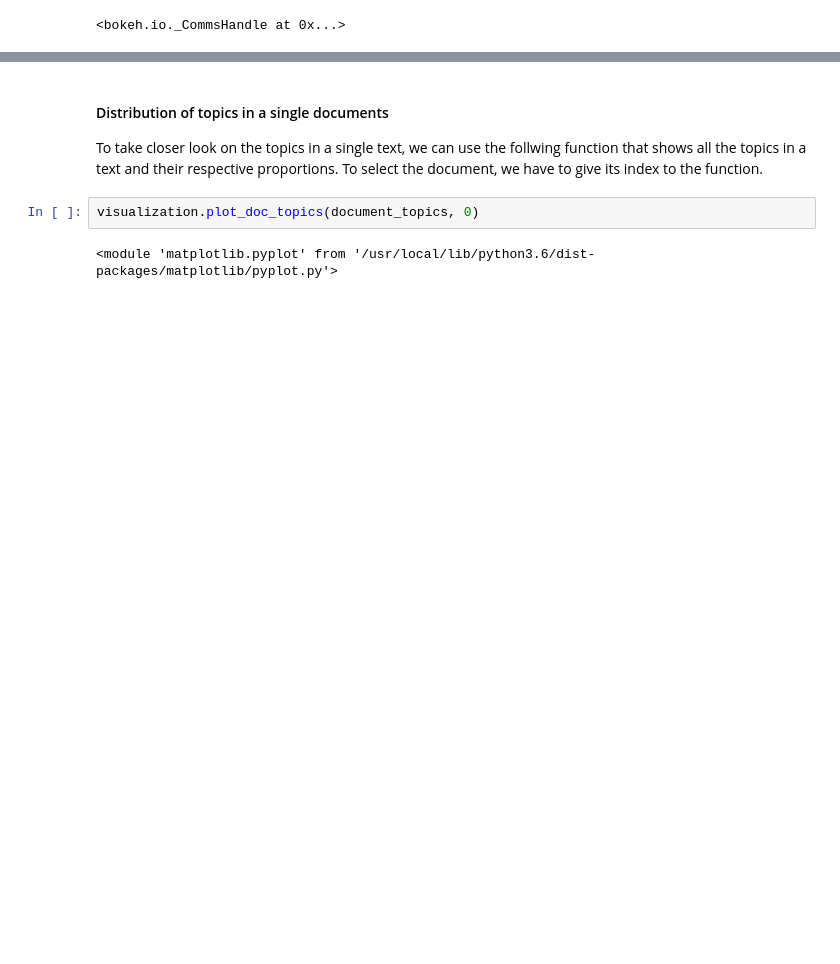
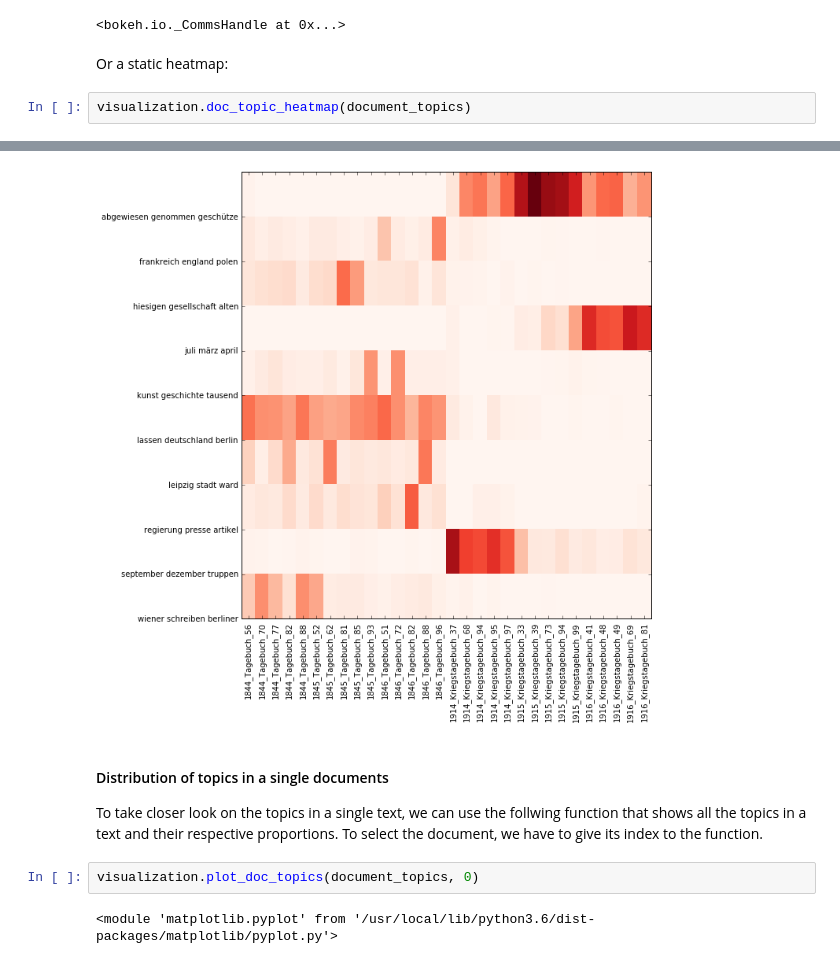
Before and after one commit to pielstroem/Topics, a Jupyter notebook: IntroducingLda.ipynb, the cells around one changed output, grey strips where cells are left out. Saved outputs shown, nothing was run; the diff lists cells and outputs as text; blank space fills up the shorter version.

Commit message:
Add static heatmap

```diff
--- a/IntroducingLda.ipynb
+++ b/IntroducingLda.ipynb
@@ -329,3 +331,8 @@ Loading BokehJS ...
 [interactive output not drawn]
 [interactive output not drawn]
 <bokeh.io._CommsHandle at 0x...>
+# %% [markdown]
+Or a static heatmap:
+# %%
+visualization.doc_topic_heatmap(document_topics)
+# %% [output]
@@ -332,3 +340,4 @@ Loading BokehJS ...
+[figure, added]
 # %% [markdown]
 #### Distribution of topics in a single documents
 
```
Also changed, not shown: parts of 9 cells of this notebook.
